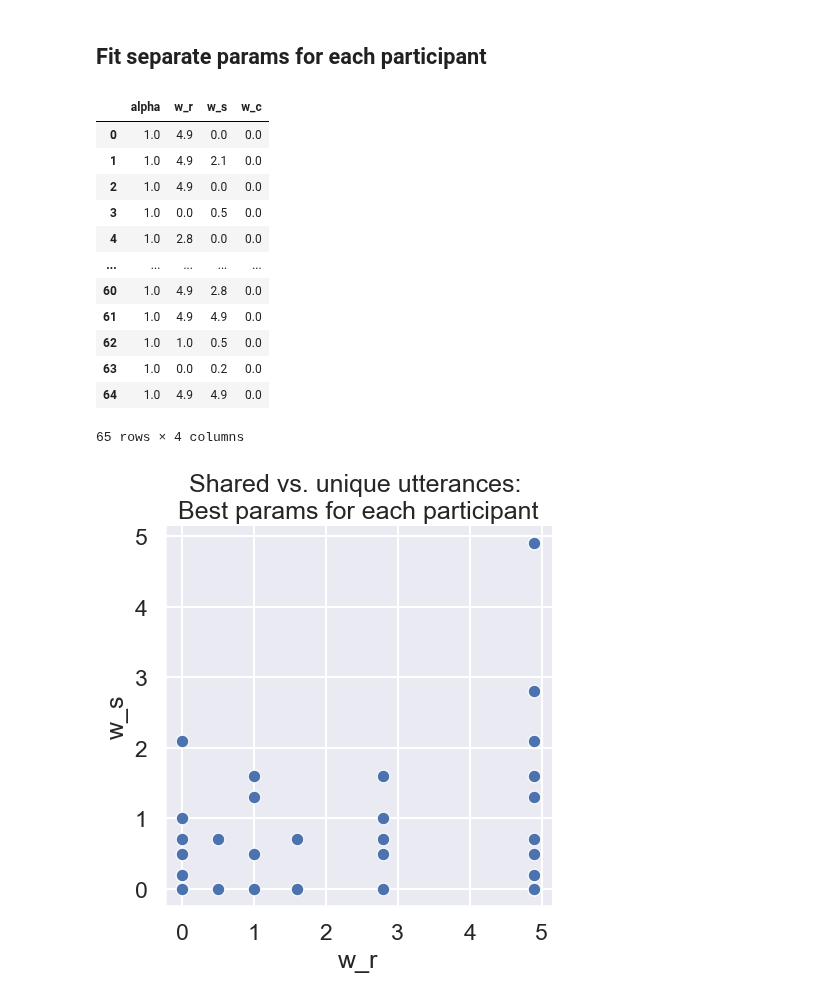
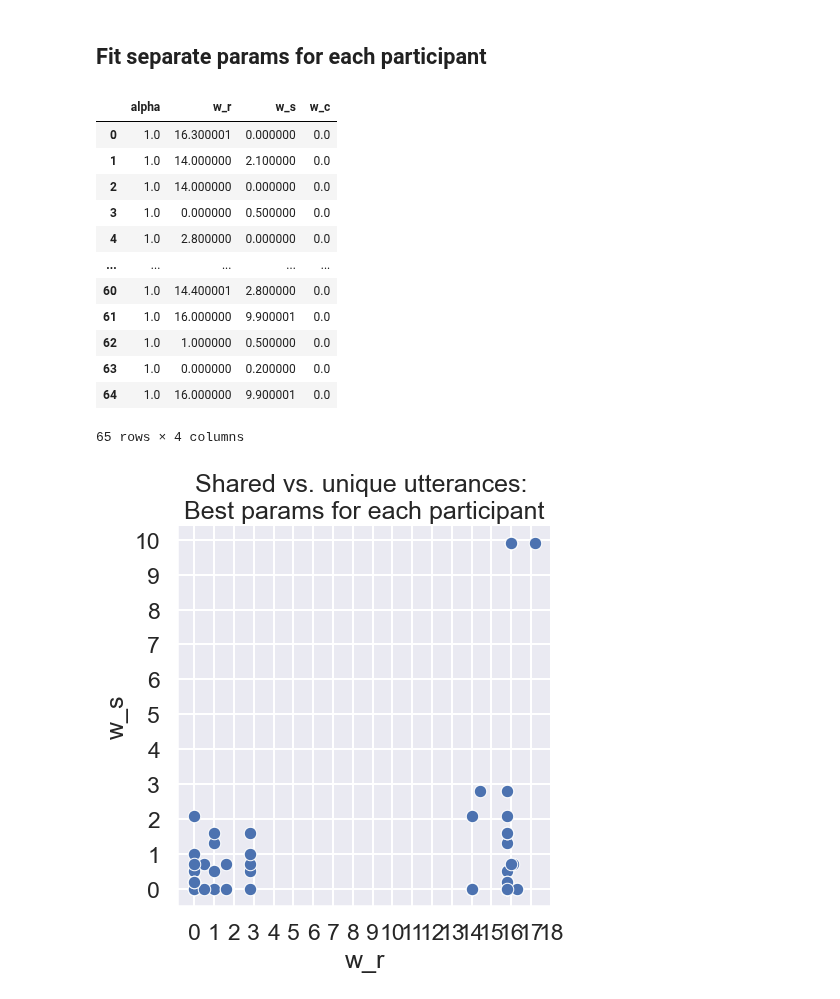
Before and after one commit to aliciamchen/code-switching, a Jupyter notebook: model/shared-unique-3pp-redblue.ipynb, the cells around one changed output. Saved outputs shown, nothing was run; the diff lists cells and outputs as text; code cells hidden in the pictures.

```diff
--- a/model/shared-unique-3pp-redblue.ipynb
+++ b/model/shared-unique-3pp-redblue.ipynb
@@ -40,8 +42,8 @@ tangram_info
 108 rows × 5 columns
 # %%
 alphas = jnp.array([1])
-w_rs = jnp.arange(0, 5, 0.1)
-w_ss = jnp.arange(0, 5, 0.1)
+w_rs = jnp.arange(0, 20, 0.1)
+w_ss = jnp.arange(0, 10, 0.1)
 w_cs = jnp.array([0]) # no cost in design
 # %%
 params_list_no_social = utils.get_params_list(
@@ -49,7 +51,7 @@ params_list_no_social = utils.get_params_list(
 )
 
 params_list_social = utils.get_params_list(
-    alphas=alphas, w_rs=w_rs, w_ss=w_rs, w_cs=w_cs
+    alphas=alphas, w_rs=w_rs, w_ss=w_ss, w_cs=w_cs
 )
 # %%
 best_params_no_social, best_nll_no_social, _ = model_tools.fit_params_overall(data_organized, tangram_info, params_list=params_list_no_social, expt_type=ExptTypes.SharedUnique)
@@ -179,26 +181,26 @@ df_params = pd.concat([df_params, pd.DataFrame(rows)], ignore_index=True)
 df_params
 # %% [output]
 |  | alpha | w_r | w_s | w_c |
-| 0 | 1.0 | 4.9 | 0.0 | 0.0 |
-| 1 | 1.0 | 4.9 | 2.1 | 0.0 |
-| 2 | 1.0 | 4.9 | 0.0 | 0.0 |
-| 3 | 1.0 | 0.0 | 0.5 | 0.0 |
-| 4 | 1.0 | 2.8 | 0.0 | 0.0 |
+| 0 | 1.0 | 16.300001 | 0.000000 | 0.0 |
+| 1 | 1.0 | 14.000000 | 2.100000 | 0.0 |
+| 2 | 1.0 | 14.000000 | 0.000000 | 0.0 |
+| 3 | 1.0 | 0.000000 | 0.500000 | 0.0 |
+| 4 | 1.0 | 2.800000 | 0.000000 | 0.0 |
 | ... | ... | ... | ... | ... |
-| 60 | 1.0 | 4.9 | 2.8 | 0.0 |
-| 61 | 1.0 | 4.9 | 4.9 | 0.0 |
-| 62 | 1.0 | 1.0 | 0.5 | 0.0 |
-| 63 | 1.0 | 0.0 | 0.2 | 0.0 |
-| 64 | 1.0 | 4.9 | 4.9 | 0.0 |
+| 60 | 1.0 | 14.400001 | 2.800000 | 0.0 |
+| 61 | 1.0 | 16.000000 | 9.900001 | 0.0 |
+| 62 | 1.0 | 1.000000 | 0.500000 | 0.0 |
+| 63 | 1.0 | 0.000000 | 0.200000 | 0.0 |
+| 64 | 1.0 | 16.000000 | 9.900001 | 0.0 |
 65 rows × 4 columns
 # %%
 sns.relplot(data=df_params, x="w_r", y="w_s")
-plt.xticks(range(6))
-plt.yticks(range(6))
+plt.xticks(range(math.ceil(df_params['w_r'].max()) + 1))
+plt.yticks(range(math.ceil(df_params['w_s'].max()) + 1))
 plt.title(f"Shared vs. unique utterances: \nBest params for each participant")
 plt.show()
 # %% [output]
-[figure, old version]
+[figure, new version]
 # %%
 import numpy as np
 df_jittered = df_params.copy()
```
Also changed, not shown: parts of 4 cells of this notebook, 3 other files.
